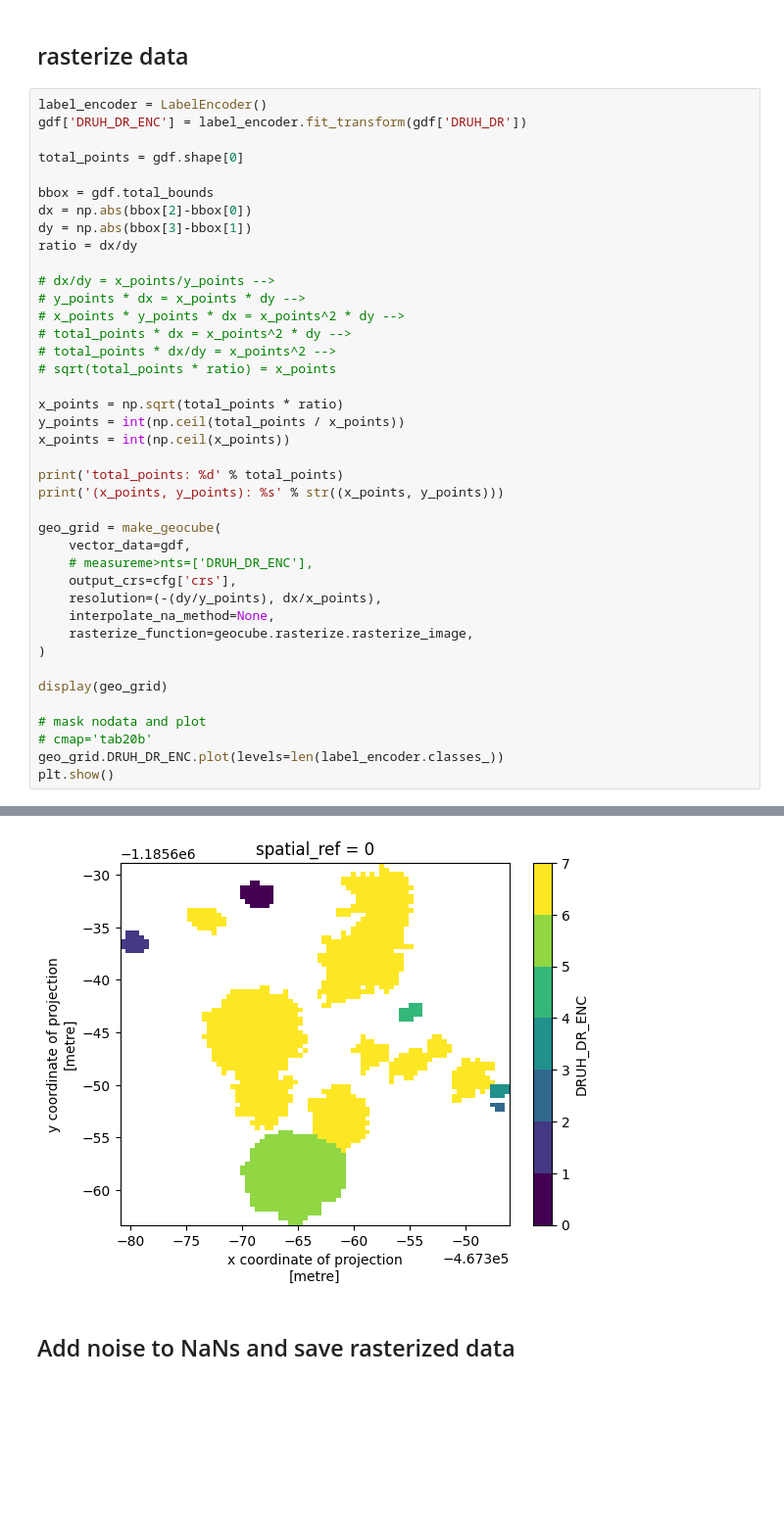
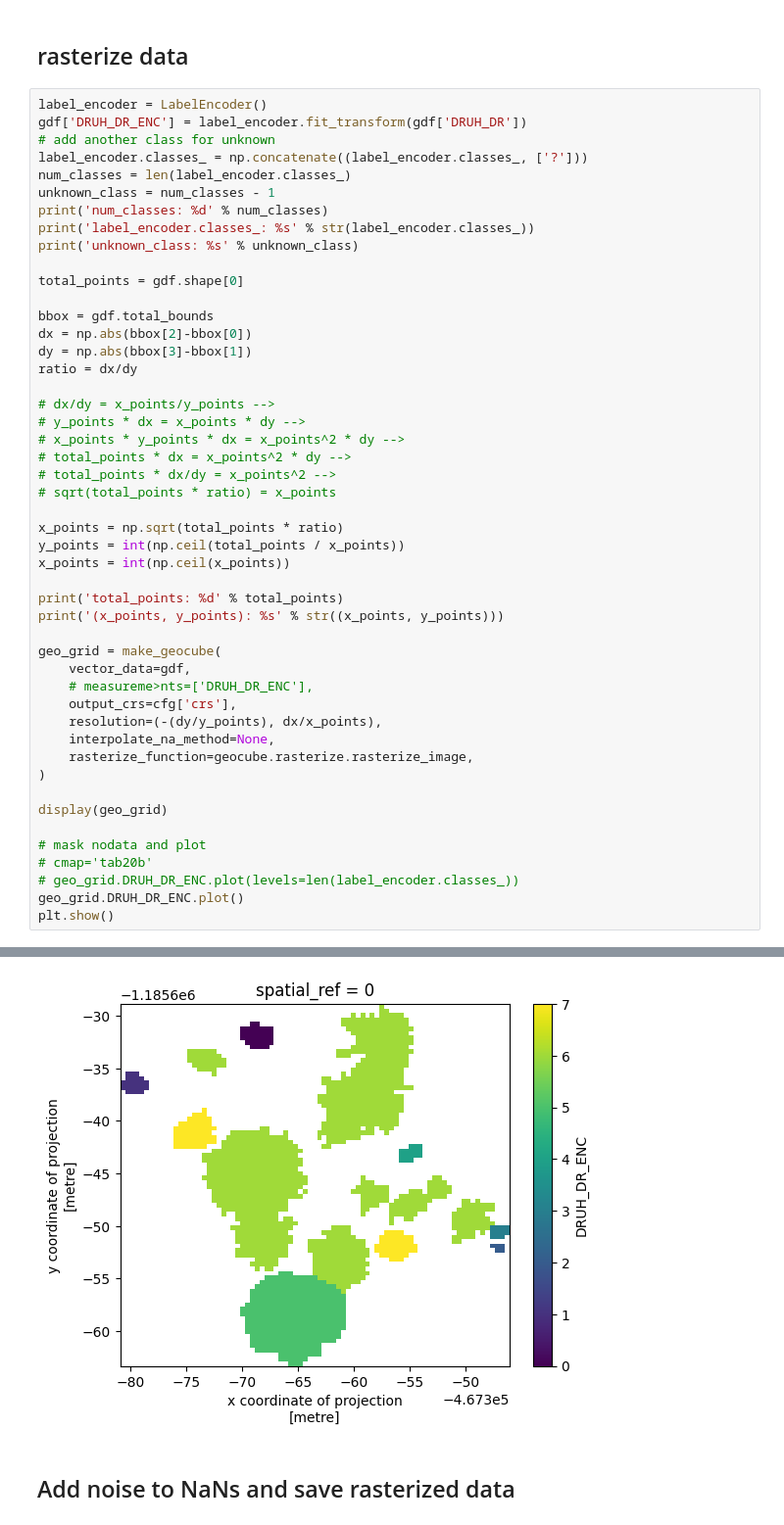
Before and after one commit to IISAS/nvflare-hysped, a Jupyter notebook: volumes/dev/tf/notebooks/data_preprocess_sverepec_24.ipynb, the cells around one changed output, grey strips where cells are left out. Shown at 98% size. Saved outputs shown, nothing was run; the diff lists cells and outputs as text; blank space fills up the shorter version.

```diff
--- a/volumes/dev/tf/notebooks/data_preprocess_sverepec_24.ipynb
+++ b/volumes/dev/tf/notebooks/data_preprocess_sverepec_24.ipynb
@@ -199,6 +200,13 @@ columns (188): b1_12_10_2, b2_12_10_2, b3_12_10_2, b4_12_10_2, b5_12_10_2, b6_12
 # %%
 label_encoder = LabelEncoder()
 gdf['DRUH_DR_ENC'] = label_encoder.fit_transform(gdf['DRUH_DR'])
+# add another class for unknown
+label_encoder.classes_ = np.concatenate((label_encoder.classes_, ['?']))
+num_classes = len(label_encoder.classes_)
+unknown_class = num_classes - 1
+print('num_classes: %d' % num_classes)
+print('label_encoder.classes_: %s' % str(label_encoder.classes_))
+print('unknown_class: %s' % unknown_class)
 
 total_points = gdf.shape[0]
 
@@ -234,6 +242,7 @@ display(geo_grid)
 
 # mask nodata and plot
 # cmap='tab20b'
-geo_grid.DRUH_DR_ENC.plot(levels=len(label_encoder.classes_))
+# geo_grid.DRUH_DR_ENC.plot(levels=len(label_encoder.classes_))
+geo_grid.DRUH_DR_ENC.plot()
 plt.show()
 # %% [output]
@@ -240,26 +252,26 @@ plt.show()
 total_points: 6224
 (x_points, y_points): (80, 79)
 <xarray.Dataset>
 Dimensions:      (y: 80, x: 81)
 Coordinates:
   * y            (y) float64 -1.186e+06 -1.186e+06 ... -1.186e+06 -1.186e+06
   * x            (x) float64 -4.674e+05 -4.674e+05 ... -4.673e+05 -4.673e+05
     spatial_ref  int64 0
 Data variables: (12/187)
     b1_12_10_2   (y, x) float64 nan nan nan nan nan nan ... nan nan nan nan nan
     b2_12_10_2   (y, x) float64 nan nan nan nan nan nan ... nan nan nan nan nan
     b3_12_10_2   (y, x) float64 nan nan nan nan nan nan ... nan nan nan nan nan
     b4_12_10_2   (y, x) float64 nan nan nan nan nan nan ... nan nan nan nan nan
     b5_12_10_2   (y, x) float64 nan nan nan nan nan nan ... nan nan nan nan nan
     b6_12_10_2   (y, x) float64 nan nan nan nan nan nan ... nan nan nan nan nan
     ...           ...
     b182_12_10   (y, x) float64 nan nan nan nan nan nan ... nan nan nan nan nan
     b183_12_10   (y, x) float64 nan nan nan nan nan nan ... nan nan nan nan nan
     b184_12_10   (y, x) float64 nan nan nan nan nan nan ... nan nan nan nan nan
     b185_12_10   (y, x) float64 nan nan nan nan nan nan ... nan nan nan nan nan
     b186_12_10   (y, x) float64 nan nan nan nan nan nan ... nan nan nan nan nan
     DRUH_DR_ENC  (y, x) float64 nan nan nan nan nan nan ... nan nan nan nan nan
-[figure, old version]
+[figure, new version]
 # %% [markdown]
 ## Add noise to NaNs and save rasterized data
 # %%
```
Also changed, not shown: parts of 15 cells of this notebook.
